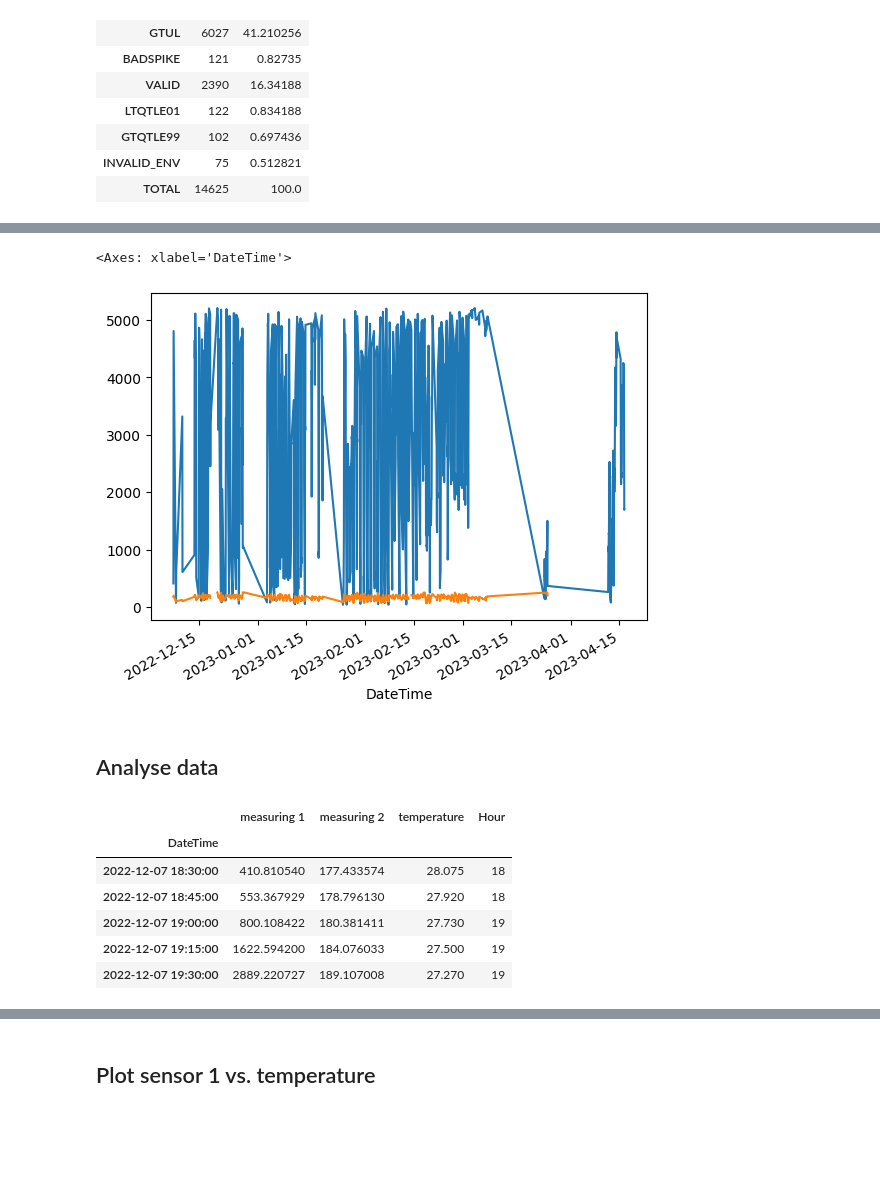
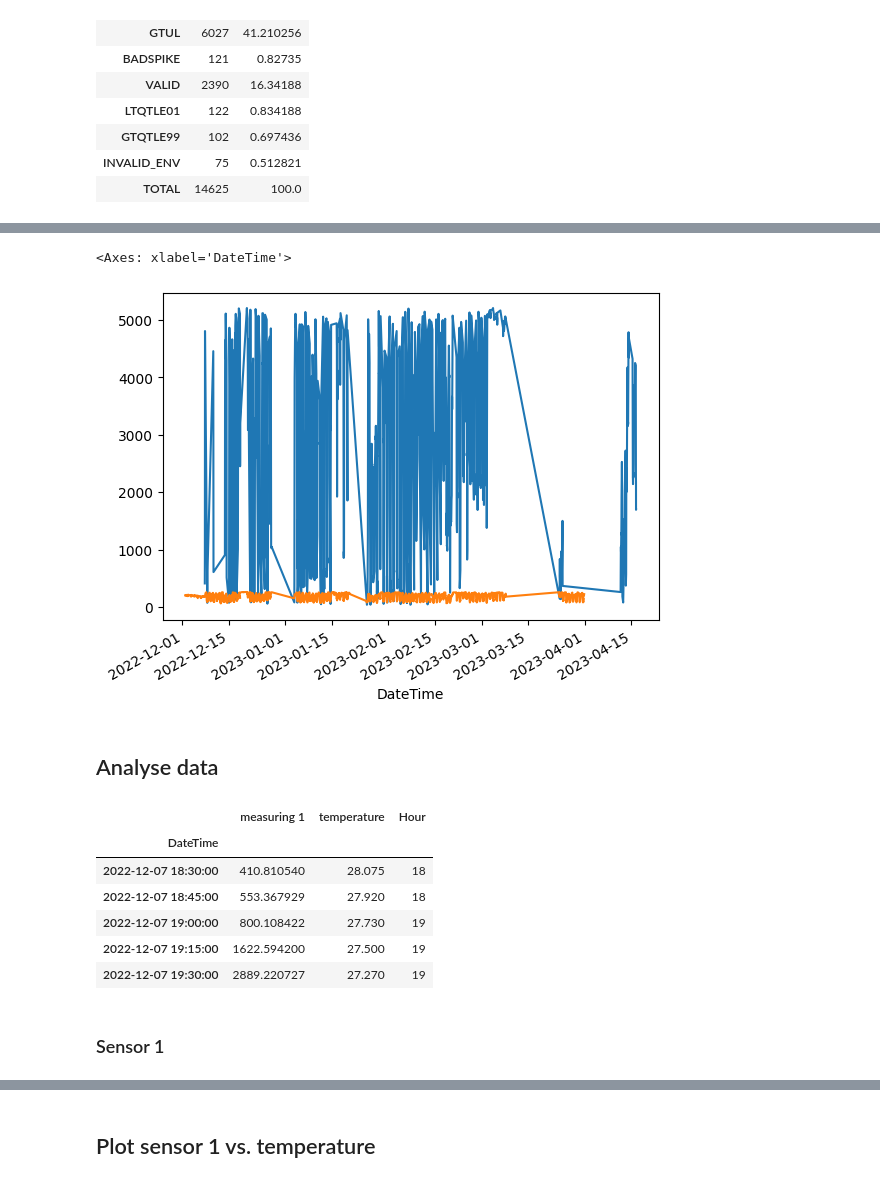
Before and after one commit to campofernando/lcqar-low-cost-monit-proc, a Jupyter notebook: data-pre-processing/SO2-sensor_environment_preprocessing.ipynb, the cells around one changed output, grey strips where cells are left out. Drawn from its saved outputs; the diff is of its cells as text; code cells hidden in the pictures; blank space fills up the shorter version.

```diff
--- a/data-pre-processing/SO2-sensor_environment_preprocessing.ipynb
+++ b/data-pre-processing/SO2-sensor_environment_preprocessing.ipynb
@@ -76,0 +80,5 @@ temperature_data.head()
+# %%
+sensor_1_data['Temperature Tag'] = sensor_1_data['Temperature Tag'].fillna(value='VALID')
+sensor_1_data['Tag 1'] = sensor_1_data['Tag 1'].fillna(value='VALID')
+sensor_1_data['Hour'] = sensor_1_data.index.hour
+sensor_1_data.head()
@@ -76,0 +93,5 @@ temperature_data.head()
+# %%
+sensor_2_data['Temperature Tag'] = sensor_2_data['Temperature Tag'].fillna(value='VALID')
+sensor_2_data['Tag 2'] = sensor_2_data['Tag 2'].fillna(value='VALID')
+sensor_2_data['Hour'] = sensor_2_data.index.hour
+sensor_2_data.head()
@@ -134,0 +164,12 @@ data_contabilization
+# %%
+def tag_by_env_tag(sensor_tag, env_tag):
+    if sensor_tag != 'VALID': return sensor_tag
+    if env_tag != 'VALID': return 'INVALID_ENV'
+    return 'VALID'
+
+tags_dataframe = sensor_1_data[['Tag 1', 'Temperature Tag']]
+sensor_1_data['Tag'] = tags_dataframe.apply(lambda df: tag_by_env_tag(df[0], df[1]), axis=1)
+sensor_1_data = sensor_1_data.drop(columns=['Tag 1', 'Temperature Tag'])
+tags = ['MISSING','LTLL', 'GTUL', 'BADSPIKE', 'VALID', 'LTQTLE01', 'GTQTLE99', 'INVALID_ENV']
+data_contabilization = sensor_analysis.count_tags(tags, sensor_1_data)
+data_contabilization
@@ -134,0 +189,7 @@ data_contabilization
+# %%
+tags_dataframe = sensor_2_data[['Tag 2', 'Temperature Tag']]
+sensor_2_data['Tag'] = tags_dataframe.apply(lambda df: tag_by_env_tag(df[0], df[1]), axis=1)
+sensor_2_data = sensor_2_data.drop(columns=['Tag 2', 'Temperature Tag'])
+tags = ['MISSING','LTLL', 'GTUL', 'BADSPIKE', 'VALID', 'LTQTLE01', 'GTQTLE99', 'INVALID_ENV']
+data_contabilization = sensor_analysis.count_tags(tags, sensor_2_data)
+data_contabilization
@@ -135,20 +207,24 @@ data_contabilization
 # %%
-sensor_data[sensor_data['Tag'] == 'VALID']['measuring 1'].plot()
-sensor_data[sensor_data['Tag'] == 'VALID']['measuring 2'].plot()
+sensor_1_data[sensor_1_data['Tag'] == 'VALID']['measuring 1'].plot()
+sensor_2_data[sensor_2_data['Tag'] == 'VALID']['measuring 2'].plot()
 # %% [output]
 <Axes: xlabel='DateTime'>
-[figure, old version]
+[figure, new version]
 # %% [markdown]
 ## Analyse data
 # %%
 valid_dataframe = sensor_data[sensor_data['Tag'] == 'VALID'].drop(columns=['Tag'])
-valid_dataframe.head()
+valid_dataframe_1 = sensor_1_data[sensor_1_data['Tag'] == 'VALID'].drop(columns=['Tag'])
+valid_dataframe_2 = sensor_2_data[sensor_2_data['Tag'] == 'VALID'].drop(columns=['Tag'])
+valid_dataframe_1.head()
 # %% [output]
-|  | measuring 1 | measuring 2 | temperature | Hour |
-| DateTime |  |  |  |  |
-| 2022-12-07 18:30:00 | 410.810540 | 177.433574 | 28.075 | 18 |
-| 2022-12-07 18:45:00 | 553.367929 | 178.796130 | 27.920 | 18 |
-| 2022-12-07 19:00:00 | 800.108422 | 180.381411 | 27.730 | 19 |
-| 2022-12-07 19:15:00 | 1622.594200 | 184.076033 | 27.500 | 19 |
-| 2022-12-07 19:30:00 | 2889.220727 | 189.107008 | 27.270 | 19 |
+|  | measuring 1 | temperature | Hour |
+| DateTime |  |  |  |
+| 2022-12-07 18:30:00 | 410.810540 | 28.075 | 18 |
+| 2022-12-07 18:45:00 | 553.367929 | 27.920 | 18 |
+| 2022-12-07 19:00:00 | 800.108422 | 27.730 | 19 |
+| 2022-12-07 19:15:00 | 1622.594200 | 27.500 | 19 |
+| 2022-12-07 19:30:00 | 2889.220727 | 27.270 | 19 |
+# %% [markdown]
+### Sensor 1
 # %%
```
Also changed, not shown: parts of 64 cells of this notebook, 52 other files.
